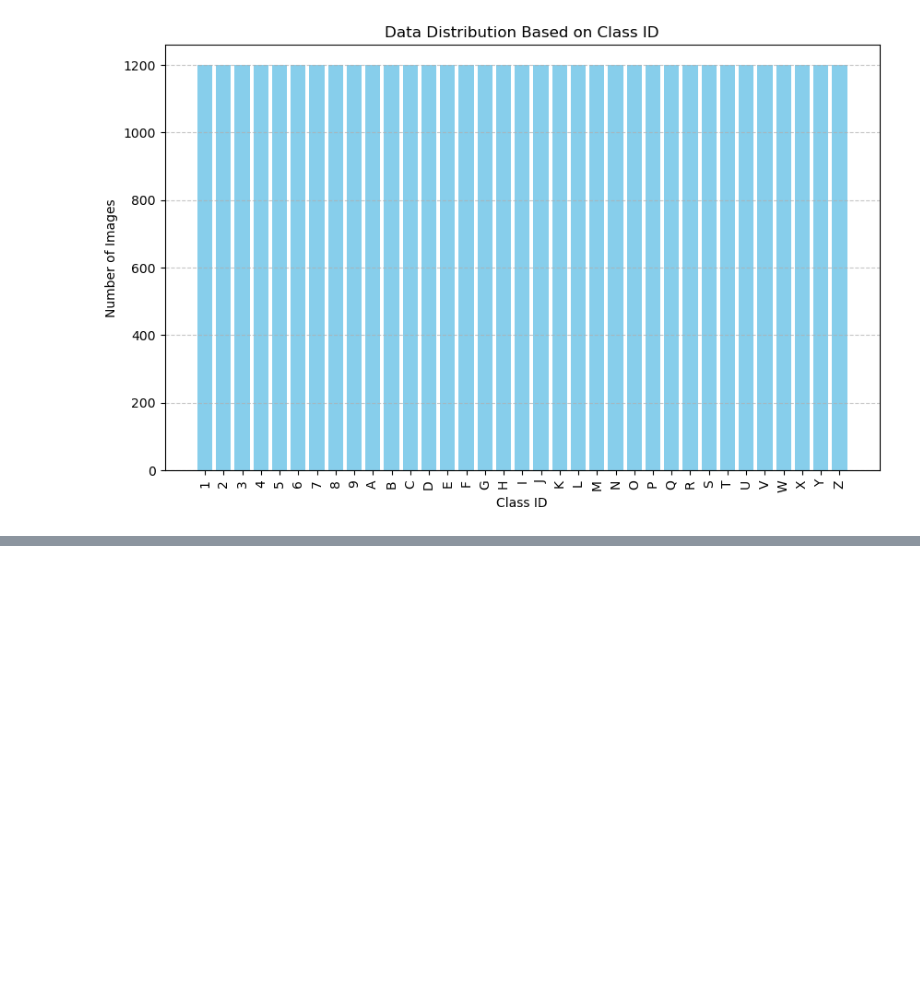
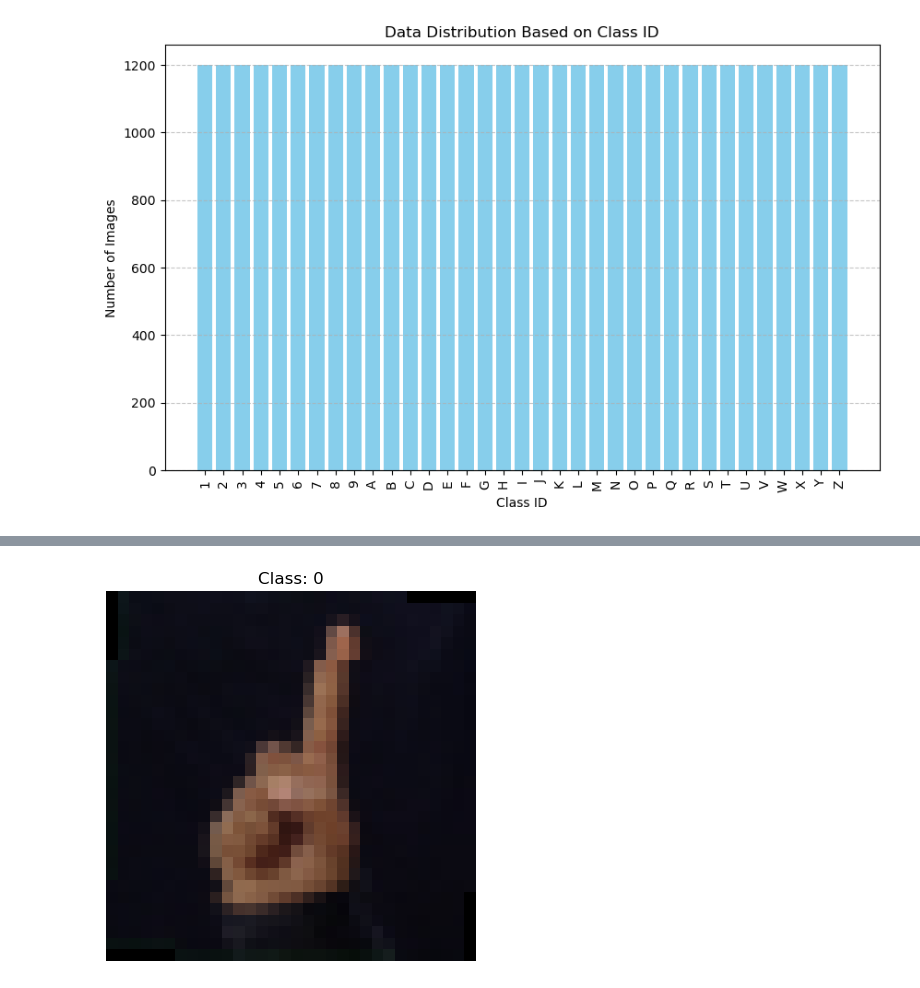
Before and after one commit to daivik1515/Sign-Language-Gesture-Classification, a Jupyter notebook: VGG11.ipynb, the cells around one changed output, grey strips where cells are left out. Drawn from its saved outputs; the diff is of its cells as text; code cells hidden in the pictures; blank space fills up the shorter version.

```diff
--- a/VGG11.ipynb
+++ b/VGG11.ipynb
@@ -101,0 +182,35 @@ Class distribution:
+# %%
+import torch
+import torchvision
+from torchvision import datasets, transforms
+import matplotlib.pyplot as plt
+import numpy as np
+
+# Define the transformations
+transform = transforms.Compose([
+    transforms.Resize((32, 32)),
+    transforms.RandomHorizontalFlip(),  # Random horizontal flip
+    transforms.RandomVerticalFlip(),  # Random vertical flip
+    transforms.RandomRotation(10),  # Random rotation within ±10 degrees
+    transforms.ToTensor(),
+    transforms.Normalize(mean=[0.5, 0.5, 0.5], std=[0.5, 0.5, 0.5])
+])
+
+# Load dataset (make sure to replace 'data_dir' with your actual dataset path)
+data_dir = 'IndianSignLanguage_processed'  # Replace with your dataset path
+dataset = datasets.ImageFolder(root=data_dir, transform=transform)
+
+# Select a random image from the dataset
+img, label = dataset[2]  # Get the first image and its label
+
+# Convert tensor to numpy for visualization
+img = img.numpy().transpose((1, 2, 0))  # Convert to HWC format
+img = img * 0.5 + 0.5  # Undo the normalization (mean=0.5, std=0.5)
+
+# Plot the image
+plt.imshow(img)
+plt.title(f'Class: {label}')
+plt.axis('off')  # Hide axis
+plt.show()
+# %% [output]
+[figure, added]
```
Also changed, not shown: parts of 3 cells of this notebook.
